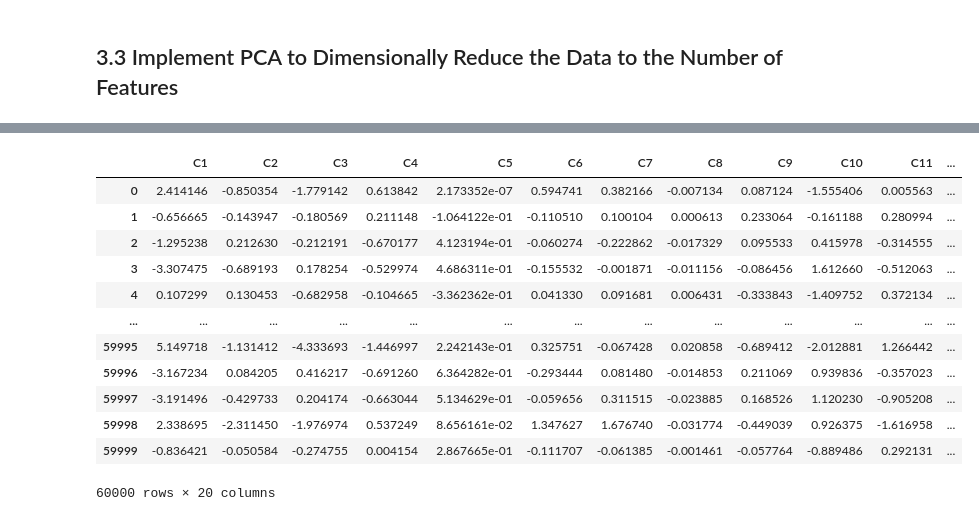
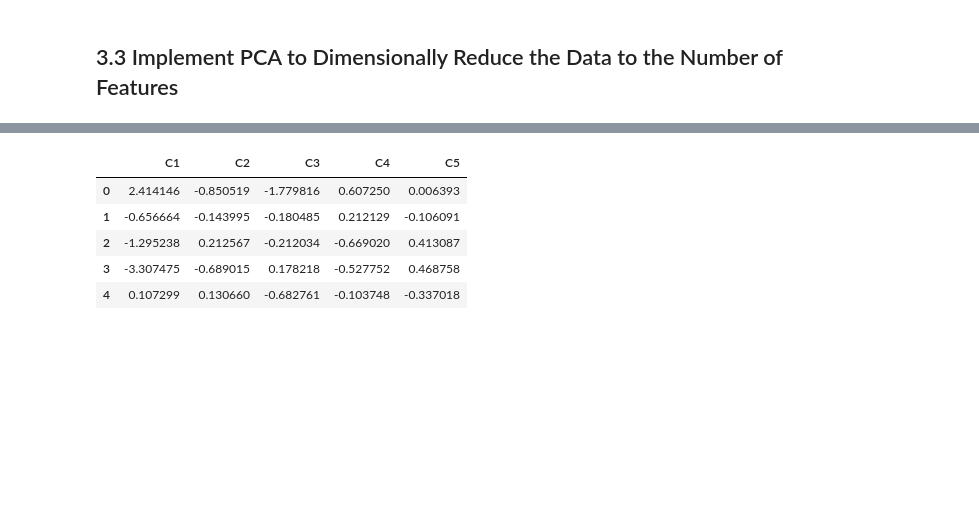
Before and after one commit to richardags-cct-college-dublin/CA1-DataPreparation, a Jupyter notebook: Richard_DPrepHDip_CA1.ipynb, the cells around one changed output, grey strips where cells are left out. Saved outputs shown, nothing was run; the diff lists cells and outputs as text; code cells hidden in the pictures; blank space fills up the shorter version.

```diff
--- a/Richard_DPrepHDip_CA1.ipynb
+++ b/Richard_DPrepHDip_CA1.ipynb
@@ -160,5 +162,5 @@ features_scaled = scaler.fit_transform(features)
 # %%
 from sklearn.decomposition import PCA
 
-pca = PCA(20)
+pca = PCA(5)
 features_pca = pca.fit_transform(features_scaled)
@@ -179,20 +167,10 @@ array([[ 2.41414626, -0.85035436, -1.77914209, ..., -0.05603444,
 # %%
-reduced_features = pd.DataFrame(features_pca, columns =['C1', 'C2', 'C3', 'C4', 'C5',
-                                                        'C6', 'C7', 'C8', 'C9', 'C10',
-                                                        'C11', 'C12', 'C13', 'C14', 'C15',
-                                                        'C16', 'C17', 'C18', 'C19', 'C20'])
-reduced_features
+reduced_features = pd.DataFrame(features_pca, columns =['C1', 'C2', 'C3', 'C4', 'C5'])
+reduced_features.head()
 # %% [output]
-|  | C1 | C2 | C3 | C4 | C5 | C6 | C7 | C8 | C9 | C10 | C11 | ... |
-| 0 | 2.414146 | -0.850354 | -1.779142 | 0.613842 | 2.173352e-07 | 0.594741 | 0.382166 | -0.007134 | 0.087124 | -1.555406 | 0.005563 | ... |
-| 1 | -0.656665 | -0.143947 | -0.180569 | 0.211148 | -1.064122e-01 | -0.110510 | 0.100104 | 0.000613 | 0.233064 | -0.161188 | 0.280994 | ... |
-| 2 | -1.295238 | 0.212630 | -0.212191 | -0.670177 | 4.123194e-01 | -0.060274 | -0.222862 | -0.017329 | 0.095533 | 0.415978 | -0.314555 | ... |
-| 3 | -3.307475 | -0.689193 | 0.178254 | -0.529974 | 4.686311e-01 | -0.155532 | -0.001871 | -0.011156 | -0.086456 | 1.612660 | -0.512063 | ... |
-| 4 | 0.107299 | 0.130453 | -0.682958 | -0.104665 | -3.362362e-01 | 0.041330 | 0.091681 | 0.006431 | -0.333843 | -1.409752 | 0.372134 | ... |
-| ... | ... | ... | ... | ... | ... | ... | ... | ... | ... | ... | ... | ... |
-| 59995 | 5.149718 | -1.131412 | -4.333693 | -1.446997 | 2.242143e-01 | 0.325751 | -0.067428 | 0.020858 | -0.689412 | -2.012881 | 1.266442 | ... |
-| 59996 | -3.167234 | 0.084205 | 0.416217 | -0.691260 | 6.364282e-01 | -0.293444 | 0.081480 | -0.014853 | 0.211069 | 0.939836 | -0.357023 | ... |
-| 59997 | -3.191496 | -0.429733 | 0.204174 | -0.663044 | 5.134629e-01 | -0.059656 | 0.311515 | -0.023885 | 0.168526 | 1.120230 | -0.905208 | ... |
-| 59998 | 2.338695 | -2.311450 | -1.976974 | 0.537249 | 8.656161e-02 | 1.347627 | 1.676740 | -0.031774 | -0.449039 | 0.926375 | -1.616958 | ... |
-| 59999 | -0.836421 | -0.050584 | -0.274755 | 0.004154 | 2.867665e-01 | -0.111707 | -0.061385 | -0.001461 | -0.057764 | -0.889486 | 0.292131 | ... |
+|  | C1 | C2 | C3 | C4 | C5 |
+| 0 | 2.414146 | -0.850519 | -1.779816 | 0.607250 | 0.006393 |
+| 1 | -0.656664 | -0.143995 | -0.180485 | 0.212129 | -0.106091 |
+| 2 | -1.295238 | 0.212567 | -0.212034 | -0.669020 | 0.413087 |
+| 3 | -3.307475 | -0.689015 | 0.178218 | -0.527752 | 0.468758 |
+| 4 | 0.107299 | 0.130660 | -0.682761 | -0.103748 | -0.337018 |
-60000 rows × 20 columns
```
Also changed, not shown: parts of 12 cells of this notebook.
